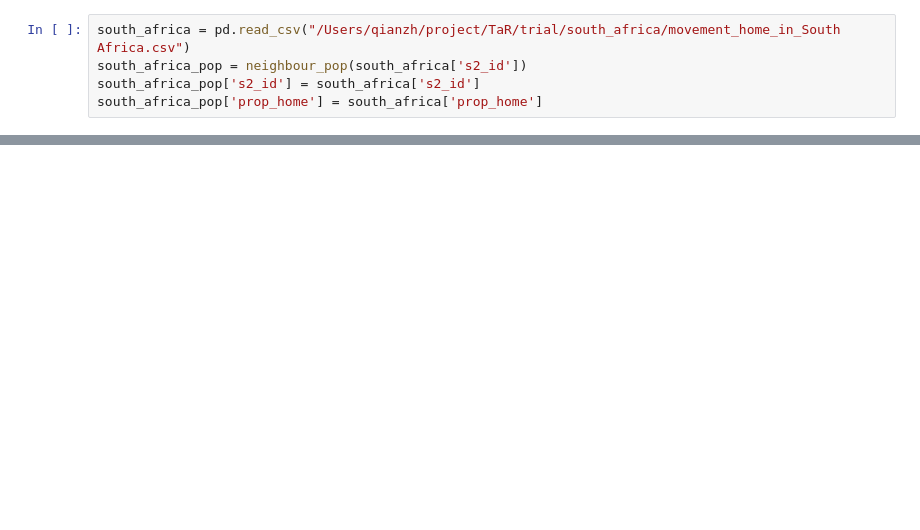
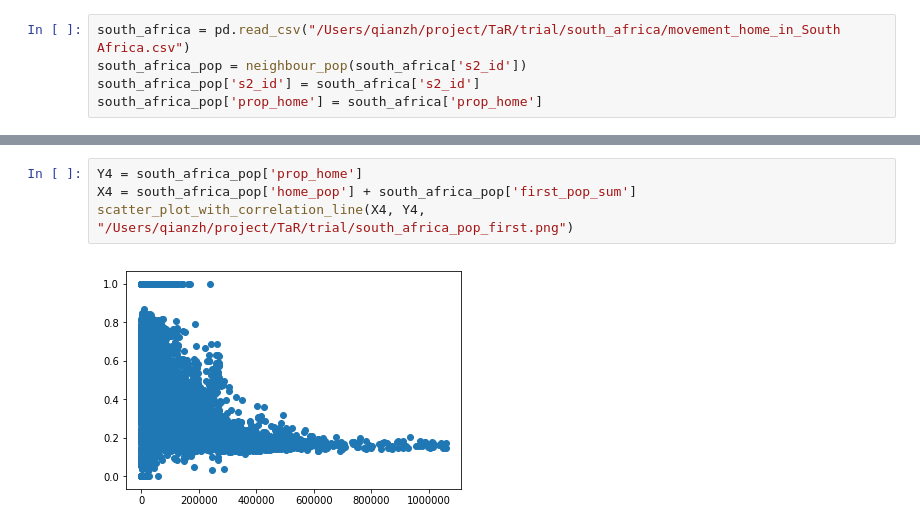
Before and after one commit to QianZhang7/TaR, a Jupyter notebook: regression.ipynb, the cells around one changed output, grey strips where cells are left out. Drawn from its saved outputs; the diff is of its cells as text; blank space fills up the shorter version.

```diff
--- a/regression.ipynb
+++ b/regression.ipynb
@@ -129,0 +224,6 @@ scatter_plot_with_correlation_line(X3, Y3, "/Users/qianzh/project/TaR/trial/sout
+# %%
+Y4 = south_africa_pop['prop_home']
+X4 = south_africa_pop['home_pop'] + south_africa_pop['first_pop_sum']
+scatter_plot_with_correlation_line(X4, Y4, "/Users/qianzh/project/TaR/trial/south_africa_pop_first.png")
+# %% [output]
+[figure, added]
```
Also changed, not shown: parts of 19 cells of this notebook, 10 other files.
